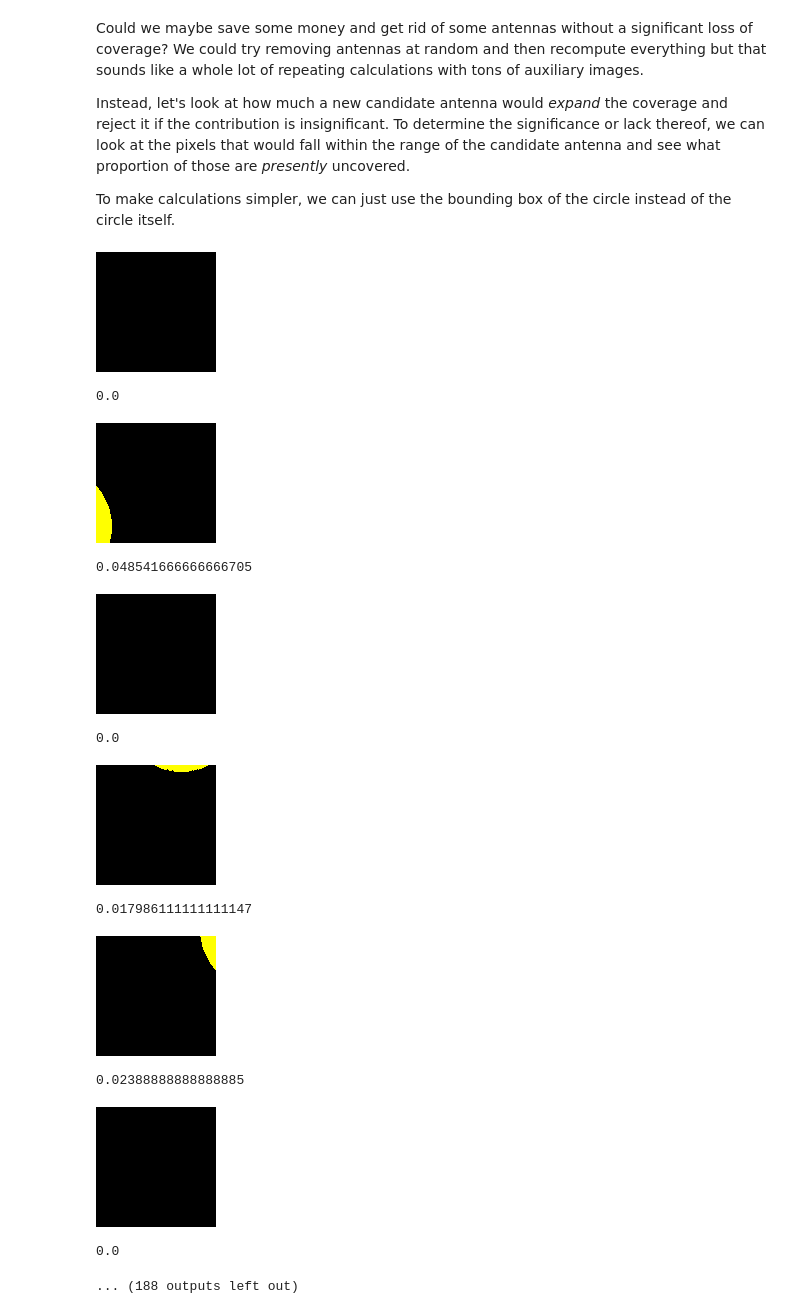
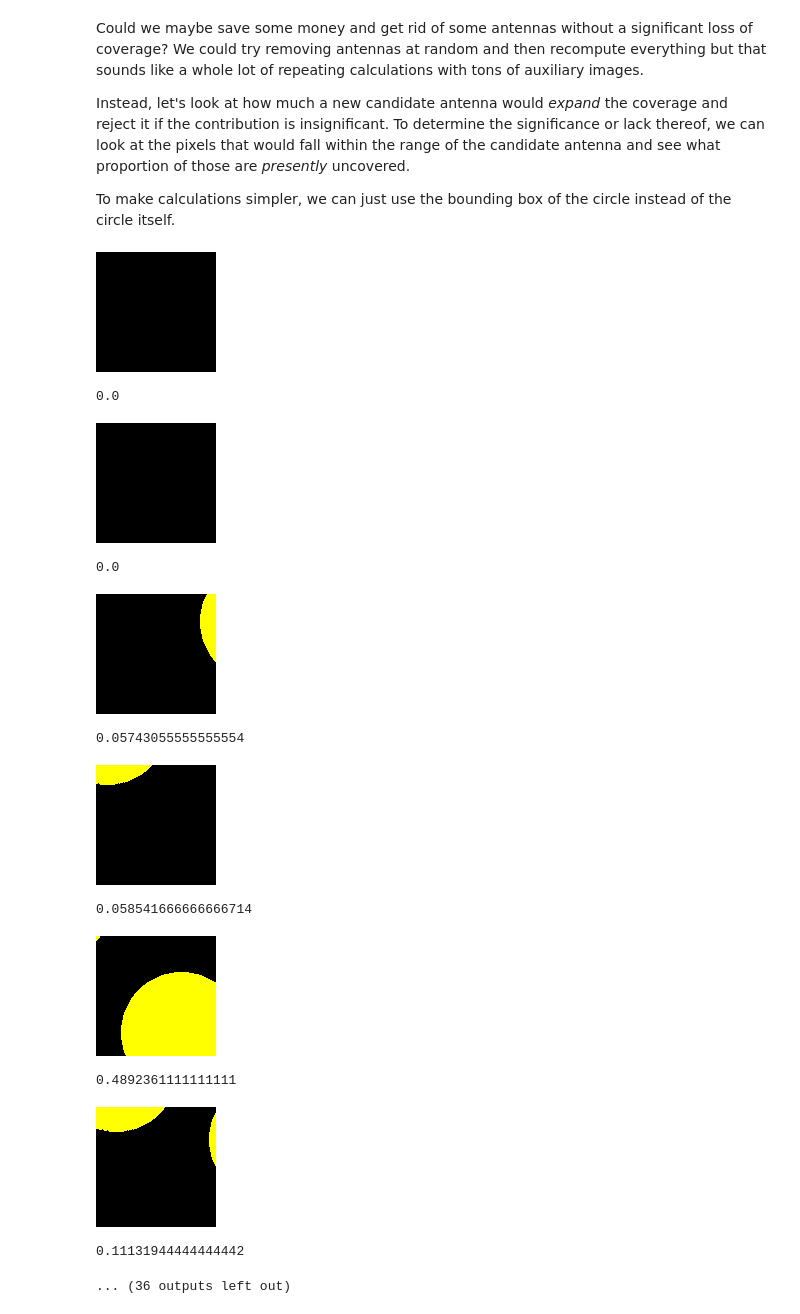
Before and after one commit to SCS-Technology-and-Innovation/DACS, a Jupyter notebook: DTDA/antennas.ipynb, the cells around one changed output. Drawn from its saved outputs; the diff is of its cells as text; code cells hidden in the pictures.

```diff
--- a/DTDA/antennas.ipynb
+++ b/DTDA/antennas.ipynb
@@ -210,45 +210,46 @@ To make calculations simpler, we can just use the bounding box of the circle ins
 antennas = [] # empty list
 permitted = 20 # how many times to try at maximum when failing to find a position
 attempts = permitted
 
 # let's use an auxiliary image just to track the coverage
 aux = Image.new('RGB', (size, size), groundColor)
 cov = ImageDraw.Draw(aux)
 
 threshold = 0.5 # at most half covered at present
+span = 1 - 2 * range # let's establish a margin, too
 
 while holes(aux, groundColor): # while there are still areas to cover
-  x = random()
-  y = random()
+  x = range + span * random()
+  y = range + span * random()
   pos = (x, y)
   col = size * x
   row = size * y
   bb = (row - rangeUnit, col - rangeUnit, row + rangeUnit, col + rangeUnit)
   zone = aux.crop(bb) # crop the subimage contained by the bounding box
-  display(zone)
   present = coverage(zone, groundColor) # what proportion is covered already
-  print(present)
   if present < threshold: # we would cover enough new area
+      display(zone) # let's see the area
+      print(present)
       attempts = permitted
       antennas.append(pos)
       cov.ellipse(bb, fill = rangeColor)
   else: # in case it was insignificant
       attempts -= 1 # one less attempt remains
       if attempts == 0:
           perc = 100 * coverage(aux, groundColor)
           print(f'Ran out of attempts, bailing out at a {perc} percent coverage')
           break
 # %% [output]
 [figure]
 0.0
-[figure, old version]
+[figure, new version]
-0.048541666666666705
+0.0
-[figure, old version]
+[figure, new version]
-0.0
+0.05743055555555554
-[figure, old version]
+[figure, new version]
-0.017986111111111147
+0.058541666666666714
-[figure, old version]
+[figure, new version]
-0.02388888888888885
+0.4892361111111111
-[figure, old version]
+[figure, new version]
-0.0
+0.11131944444444442
-... (188 outputs left out)
+... (36 outputs left out)
```
